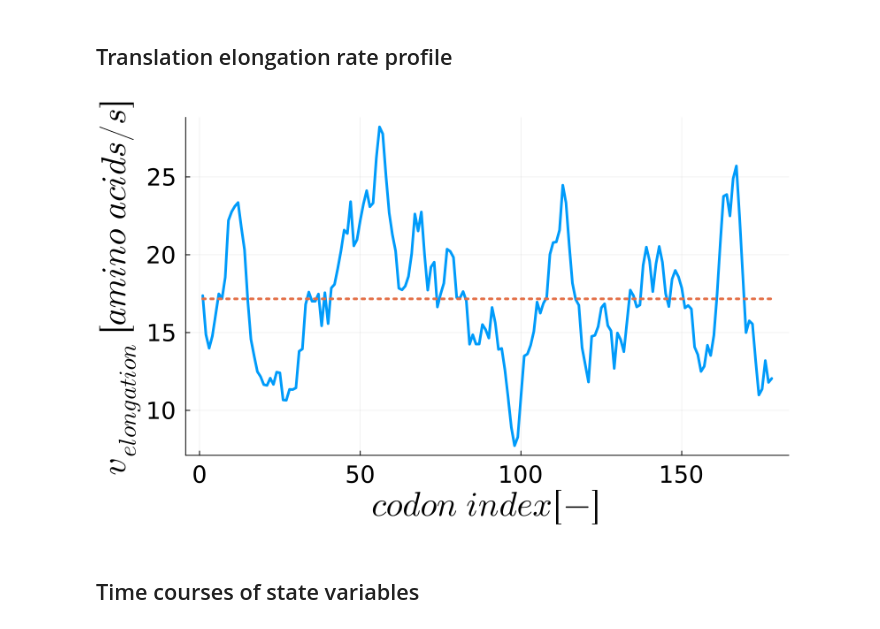
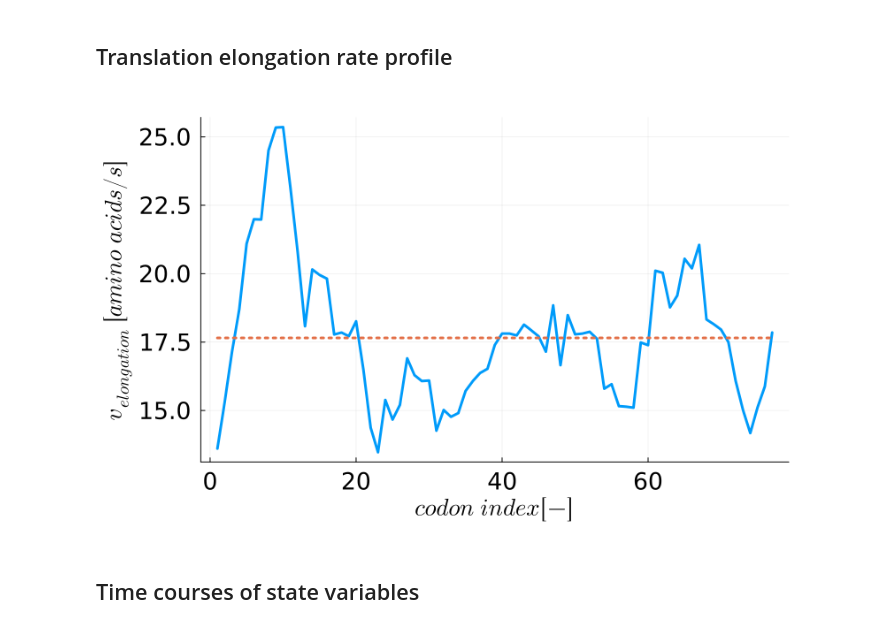
Before and after one commit to arnav-upadhyay/koshikAI-tl, a Jupyter notebook: src/figures.ipynb, the cells around one changed output. Cells and saved outputs as stored; diff of their text form; code cells hidden in the pictures.

```diff
--- a/src/figures.ipynb
+++ b/src/figures.ipynb
@@ -47,24 +51,24 @@ default(
 	)
 # %%
 # Function input
-sequence_name    = "rplE"
+sequence_name    = "lpp"
 idx         = sequences[sequence_name]
 tags        = local_tags_list[idx]
 y           = df_list[idx][end,2:end] |> collect;
 c_RIB       = y[tags.idx_first_codon:end];
 
 # Calculation
 V_TL_EL         = calculate_V_TL_EL(tags, y);
 V_EL_smooth, h1 = V_TL_EL_smooth(tags, V_TL_EL, c_RIB)
 
 # Plotting
 plot(V_EL_smooth, xlabel = L"codon\ index [-]",
 	ylabel = L"v_{elongation}\ [amino\ acids/s]",
 	size = (850, 500), left_margin = 5mm, bottom_margin = 7mm, top_margin = 5mm, right_margin = 15mm,
 	legend=:topright, legendfontsize = 18, label = false)
 plot!(h1, linestyle =:dot, label = false)
 # %% [output]
-[figure, old version]
+[figure, new version]
 # %% [markdown]
 ## Time courses of state variables
 # %%
```
Also changed, not shown: parts of 5 cells of this notebook, 9 other files.
